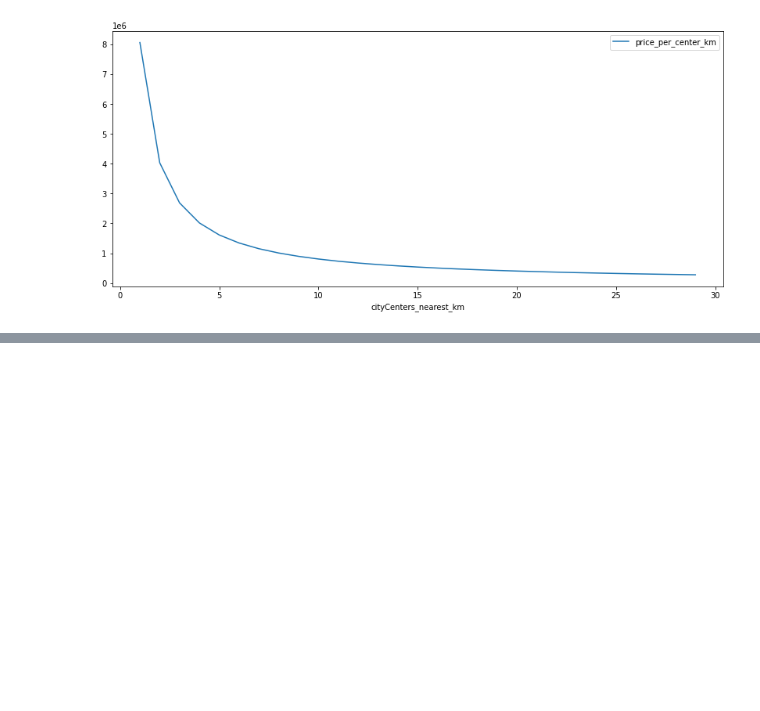
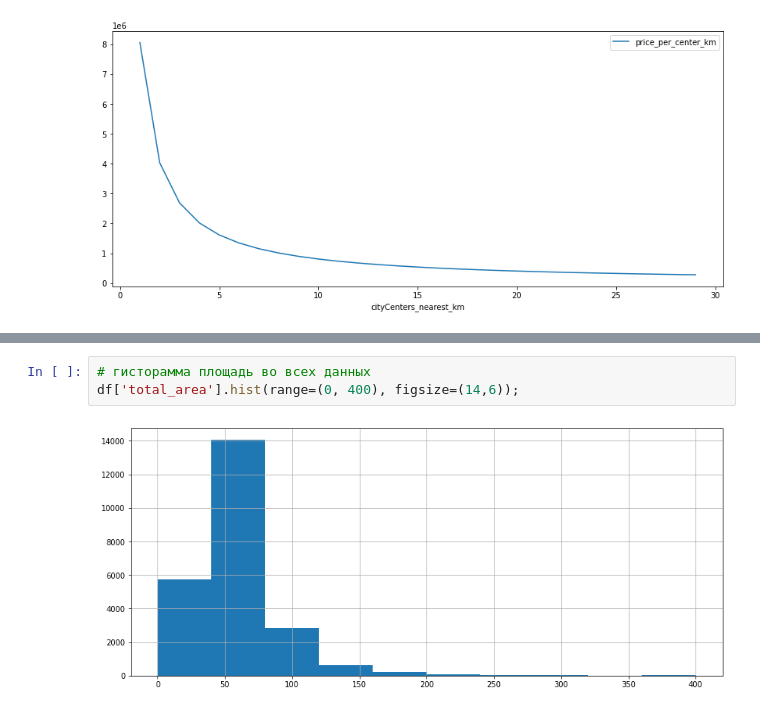
Before and after one commit to yerkebulanali/Yandex-Data-Science-Projects, a Jupyter notebook: Yandex Practicum Project 3.ipynb, the cells around one changed output, grey strips where cells are left out. Cells and saved outputs as stored; diff of their text form; blank space fills up the shorter version.

```diff
--- a/Yandex Practicum Project 3.ipynb
+++ b/Yandex Practicum Project 3.ipynb
@@ -500,0 +527,5 @@ df_spg.pivot_table(values='price_per_center_km', index='cityCenters_nearest_km',
+# %%
+# гисторамма площадь во всех данных
+df['total_area'].hist(range=(0, 400), figsize=(14,6));
+# %% [output]
+[figure, added]
```
Also changed, not shown: parts of 31 cells of this notebook.
